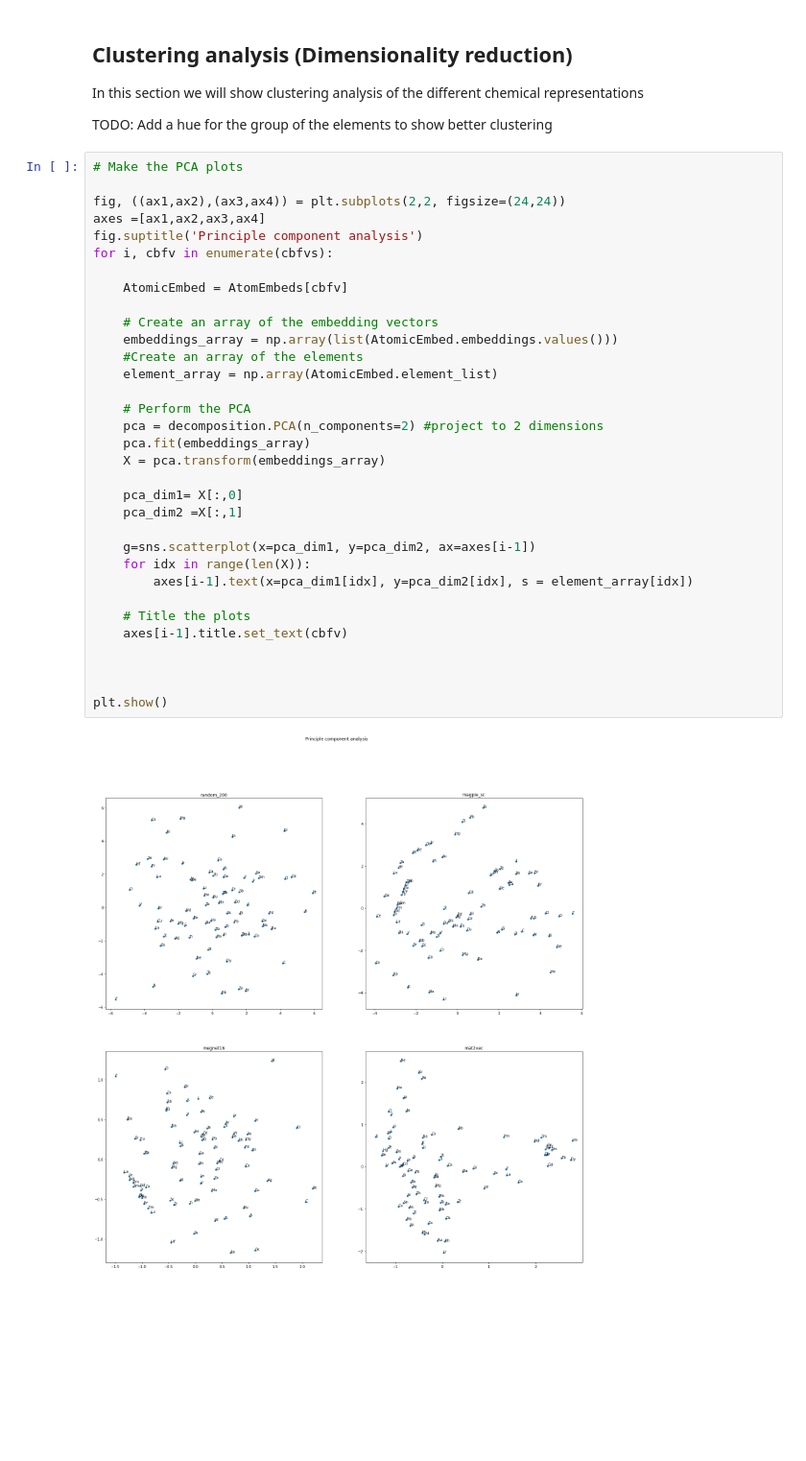
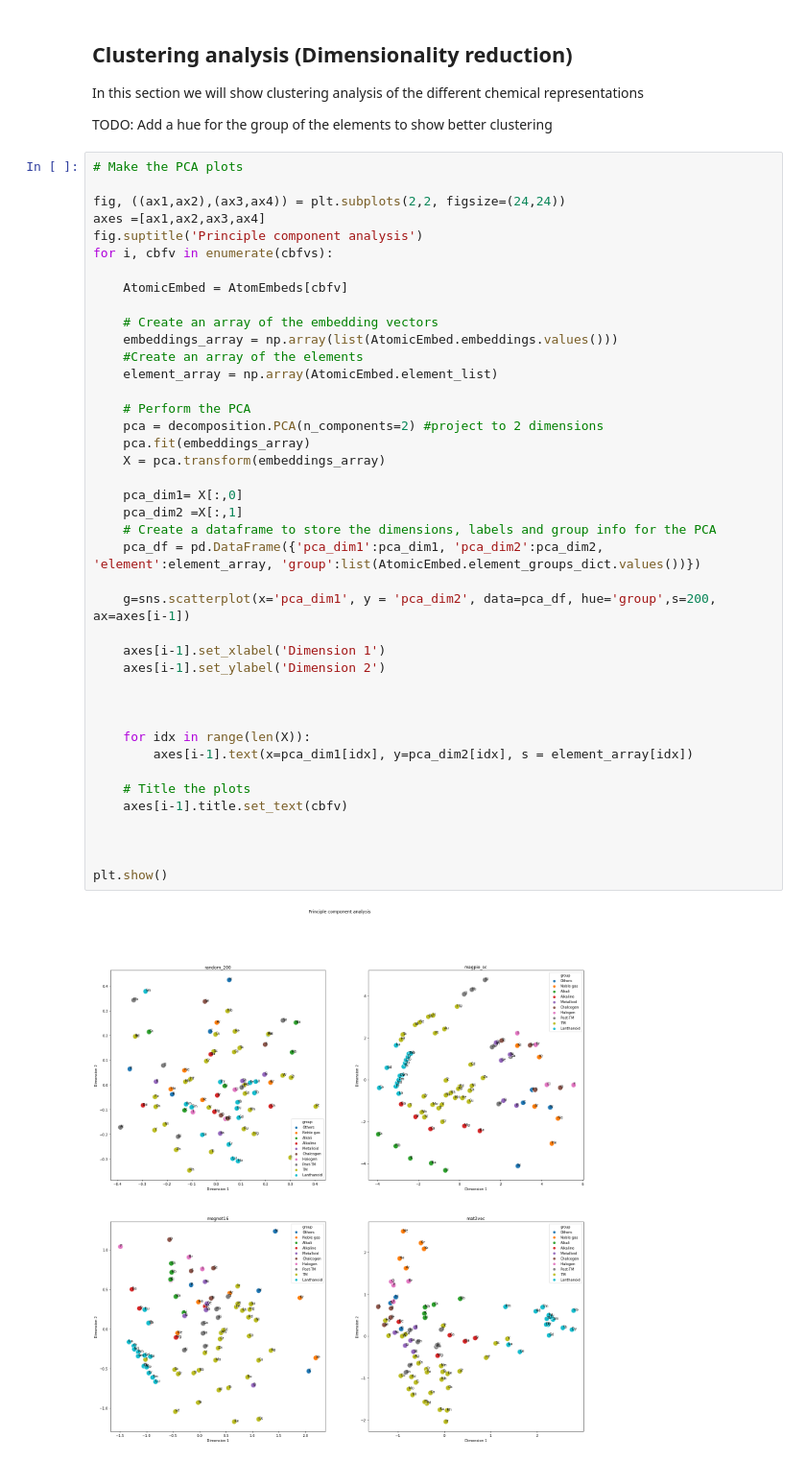
Before and after one commit to WMD-group/ElementEmbeddings, a Jupyter notebook: Publication/metrics_plots.ipynb, the cells around one changed output. Shown at 96% size. Saved outputs shown, nothing was run; the diff lists cells and outputs as text; blank space fills up the shorter version.

Commit message:
plotting utilities updates

```diff
--- a/Publication/metrics_plots.ipynb
+++ b/Publication/metrics_plots.ipynb
@@ -172,32 +173,40 @@ TODO: Add a hue for the group of the elements to show better clustering
 fig, ((ax1,ax2),(ax3,ax4)) = plt.subplots(2,2, figsize=(24,24))
 axes =[ax1,ax2,ax3,ax4]
 fig.suptitle('Principle component analysis')
 for i, cbfv in enumerate(cbfvs):
 
     AtomicEmbed = AtomEmbeds[cbfv]
 
     # Create an array of the embedding vectors
     embeddings_array = np.array(list(AtomicEmbed.embeddings.values()))
     #Create an array of the elements
     element_array = np.array(AtomicEmbed.element_list)
 
     # Perform the PCA
     pca = decomposition.PCA(n_components=2) #project to 2 dimensions
     pca.fit(embeddings_array)
     X = pca.transform(embeddings_array)
 
     pca_dim1= X[:,0]
     pca_dim2 =X[:,1]
+    # Create a dataframe to store the dimensions, labels and group info for the PCA
+    pca_df = pd.DataFrame({'pca_dim1':pca_dim1, 'pca_dim2':pca_dim2, 'element':element_array, 'group':list(AtomicEmbed.element_groups_dict.values())})
 
-    g=sns.scatterplot(x=pca_dim1, y=pca_dim2, ax=axes[i-1])
+    g=sns.scatterplot(x='pca_dim1', y = 'pca_dim2', data=pca_df, hue='group',s=200, ax=axes[i-1])
+
+    axes[i-1].set_xlabel('Dimension 1')
+    axes[i-1].set_ylabel('Dimension 2')
+
+
+
     for idx in range(len(X)):
         axes[i-1].text(x=pca_dim1[idx], y=pca_dim2[idx], s = element_array[idx])
 
     # Title the plots
     axes[i-1].title.set_text(cbfv)
 
 
 
 plt.show()
 # %% [output]
-[figure, old version]
+[figure, new version]
```
Also changed, not shown: parts of 9 cells of this notebook, 7 other files.
